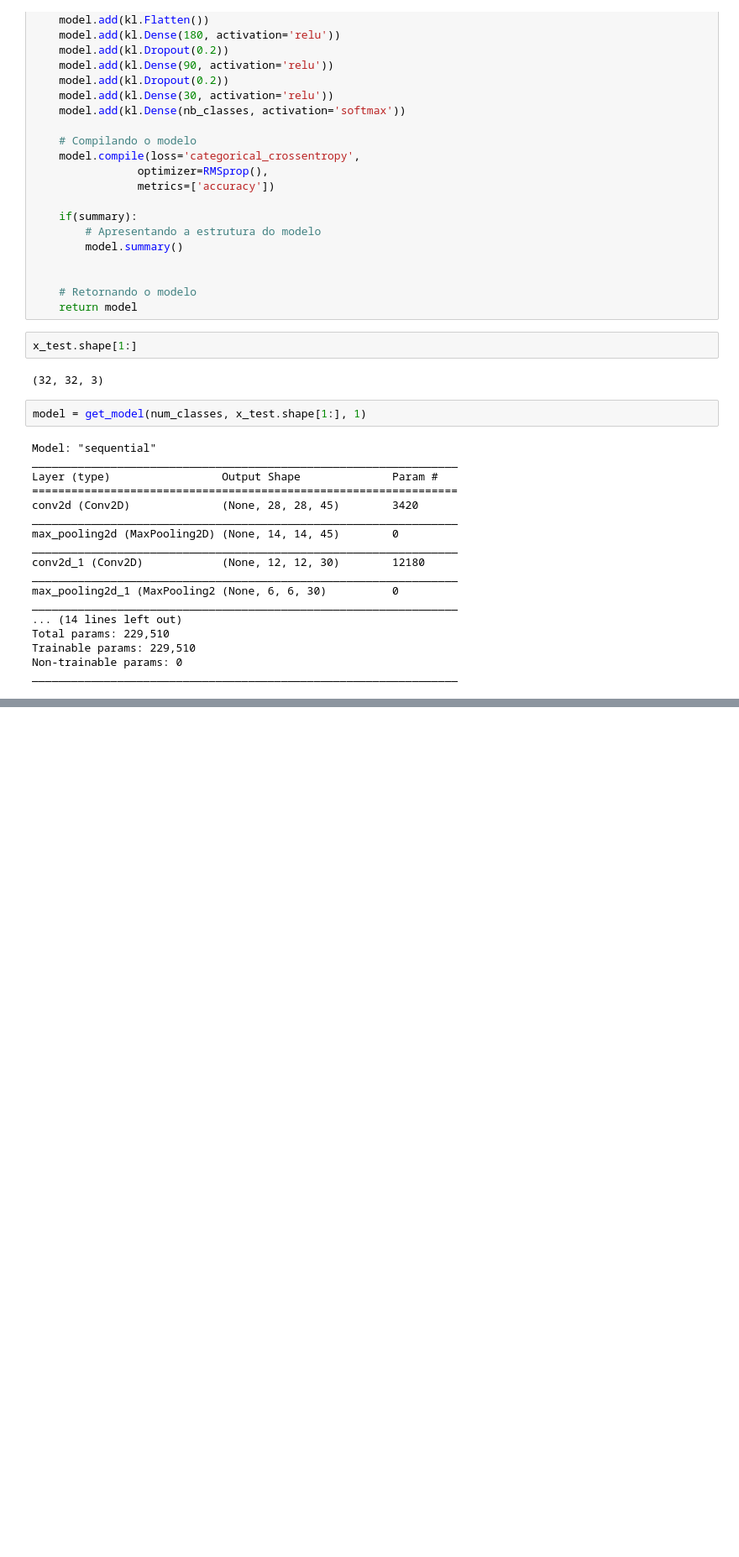
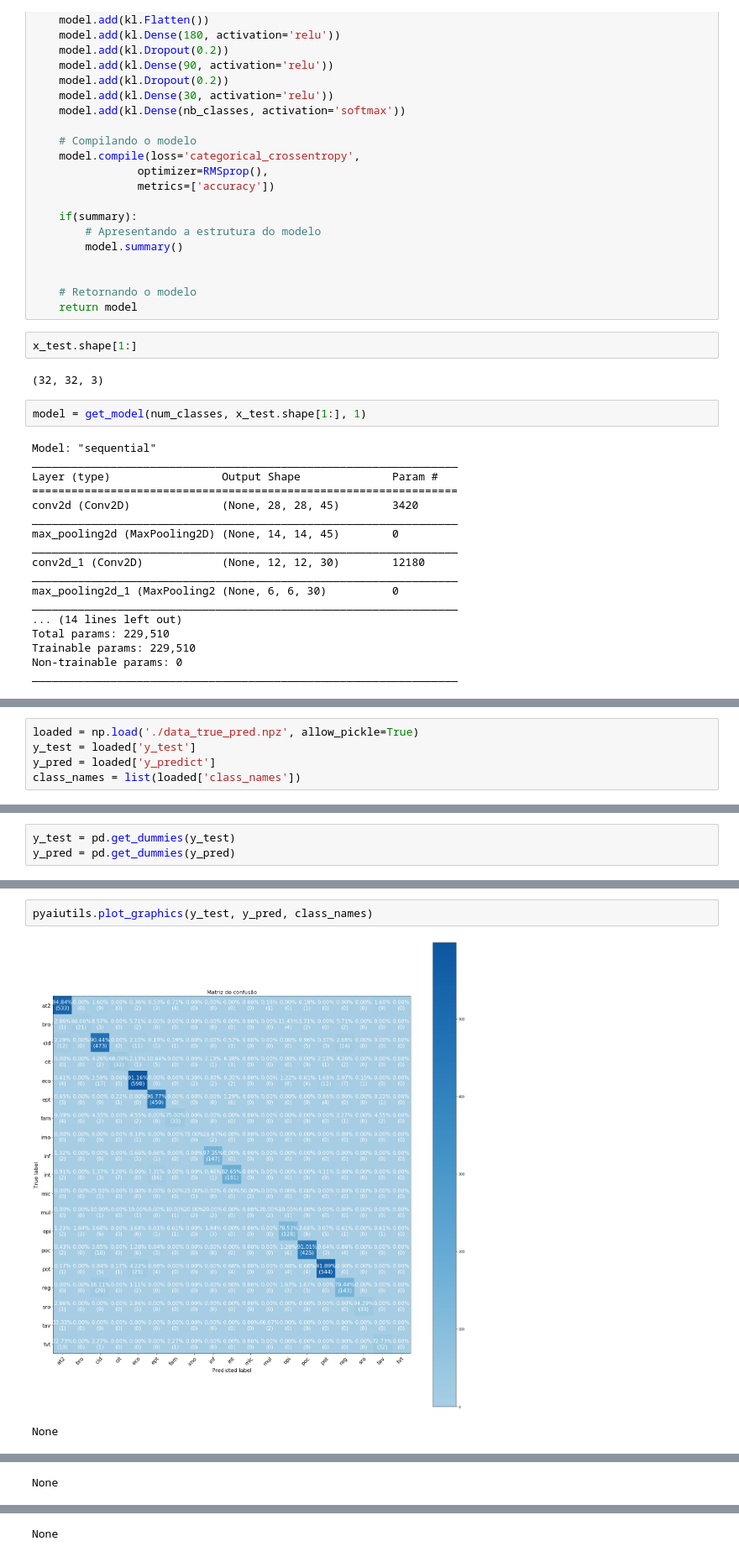
Before and after one commit to raphaelsouzaoliveira/pyaitutils, a Jupyter notebook: Example.ipynb, the cells around one changed output, grey strips where cells are left out. Shown at 84% size. Saved outputs shown, nothing was run; the diff lists cells and outputs as text; blank space fills up the shorter version.

```diff
--- a/Example.ipynb
+++ b/Example.ipynb
@@ -384,0 +636,5 @@ None
+# %%
+loaded = np.load('./data_true_pred.npz', allow_pickle=True)
+y_test = loaded['y_test']
+y_pred = loaded['y_predict']
+class_names = list(loaded['class_names'])
@@ -384,0 +643,3 @@ None
+# %%
+y_test = pd.get_dummies(y_test)
+y_pred = pd.get_dummies(y_pred)
@@ -384,0 +666,5 @@ None
+# %%
+pyaiutils.plot_graphics(y_test, y_pred, class_names)
+# %% [output]
+[figure, added]
+None
@@ -384,0 +672 @@ None
+None
@@ -384,0 +674 @@ None
+None
```
Also changed, not shown: parts of 21 cells of this notebook, 2 other files.
